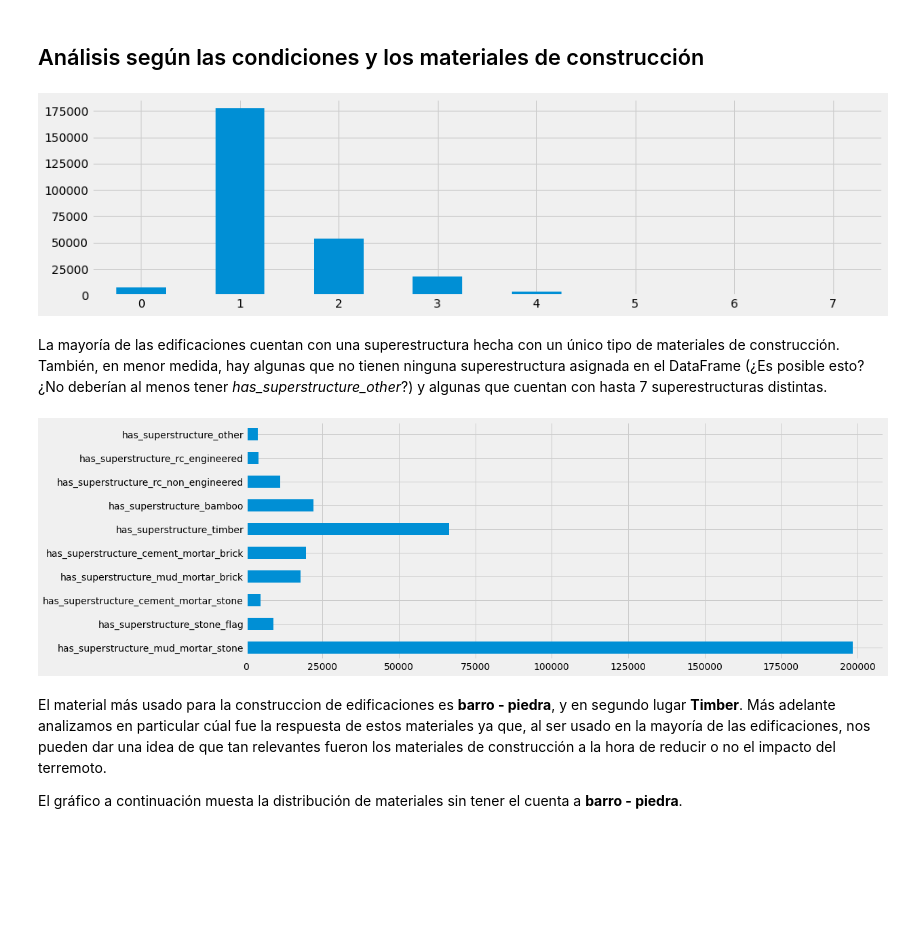
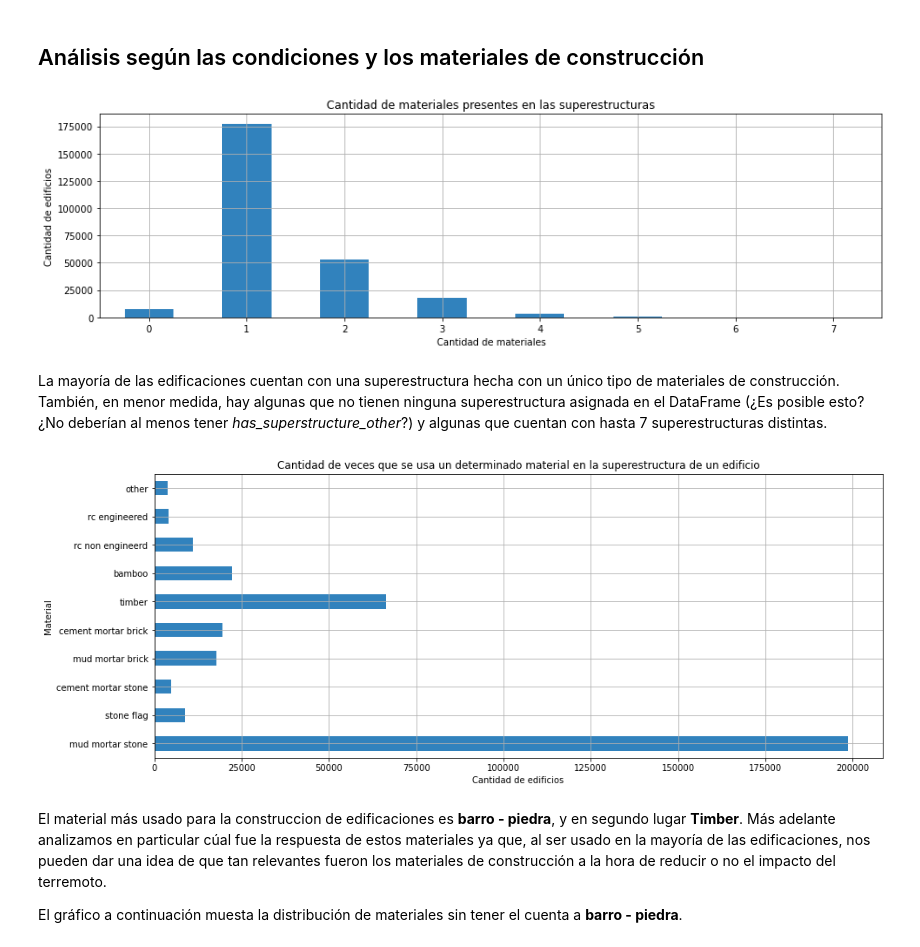
Before and after one commit to franvinas/7506-tp1, a Jupyter notebook: tp1.ipynb, the cells around one changed output. Saved outputs shown, nothing was run; the diff lists cells and outputs as text; code cells hidden in the pictures; blank space fills up the shorter version.

```diff
--- a/tp1.ipynb
+++ b/tp1.ipynb
@@ -33,11 +33,15 @@ import matplotlib.pyplot as plt
 import seaborn as sns
 from matplotlib import cm
 import matplotlib.ticker as mtick
+import matplotlib as mpl
+import cycler
 
 #seteando la paleta de colores
-cmap = sns.color_palette('YlGnBu', n_colors=200)
-#cmapMatplotlib = cm.get_cmap('Spectral')
-plt.style.use('fivethirtyeight')
+cmap = sns.color_palette('Blues', n_colors=200)
+plt.style.available
+
+plt.rcParams['axes.grid'] = True
+mpl.rcParams['axes.prop_cycle'] = cycler.cycler('color', plt.cm.tab20c.colors)
 # %%
 # lectura de archivos csv
 train_values=pd.read_csv('train_values.csv',
@@ -554,16 +565,24 @@ superstructure_raw = df.loc[:,superstructure_columns + ['damage_grade']]
 
 superstructure_raw['sum'] = superstructure_raw.iloc[:,:-1].sum(axis=1)
 superstructure_raw['sum'].value_counts(sort=False, normalize=False).plot(kind='bar', figsize=(15,4), rot=0)
+plt.xlabel('Cantidad de materiales')
+plt.ylabel('Cantidad de edificios')
+plt.title('Cantidad de materiales presentes en las superestructuras')
 plt.show()
 # %% [output]
-[figure, old version]
+[figure, new version]
 # %% [markdown]
 La mayoría de las edificaciones cuentan con una superestructura hecha con un único tipo de materiales de construcción. También, en menor medida, hay algunas que no tienen ninguna superestructura asignada en el DataFrame (¿Es posible esto? ¿No deberían al menos tener *has_superstructure_other*?) y algunas que cuentan con hasta 7 superestructuras distintas.
 # %%
 superstructure_raw.sum().iloc[:-2].plot(kind='barh', figsize=(15,6))
+
+plt.title('Cantidad de veces que se usa un determinado material en la superestructura de un edificio')
+plt.ylabel('Material')
+plt.xlabel('Cantidad de edificios')
+plt.yticks([0,1,2,3,4,5,6,7,8,9],['mud mortar stone','stone flag','cement mortar stone','mud mortar brick','cement mortar brick','timber','bamboo','rc non engineerd','rc engineered','other'])
 plt.show()
 # %% [output]
-[figure, old version]
+[figure, new version]
 # %% [markdown]
 El material más usado para la construccion de edificaciones es **barro - piedra**, y en segundo lugar **Timber**. Más adelante analizamos en particular cúal fue la respuesta de estos materiales ya que, al ser usado en la mayoría de las edificaciones, nos pueden dar una idea de que tan relevantes fueron los materiales de construcción a la hora de reducir o no el impacto del terremoto.
 
```
Also changed, not shown: parts of 64 cells of this notebook.
